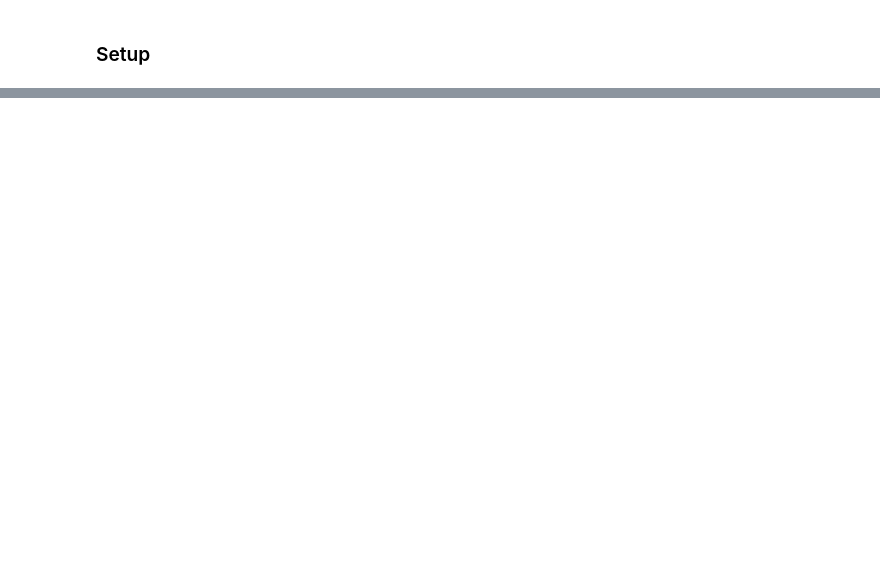
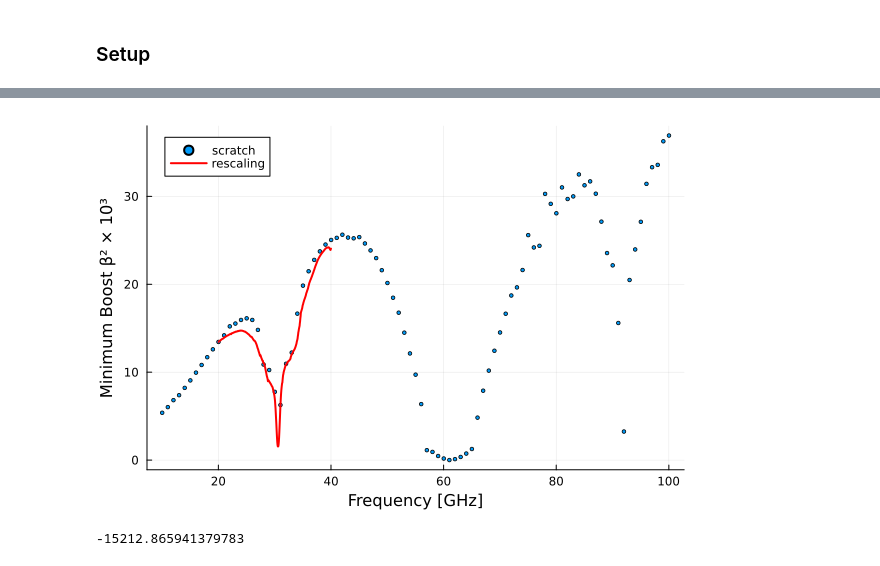
Before and after one commit to bergermann/Dragoon.jl, a Jupyter notebook: examples/Dragoon, 20 discs.ipynb, the cells around one changed output, grey strips where cells are left out. Saved outputs shown, nothing was run; the diff lists cells and outputs as text; code cells hidden in the pictures; blank space fills up the shorter version.

```diff
--- a/examples/Dragoon, 20 discs.ipynb
+++ b/examples/Dragoon, 20 discs.ipynb
@@ -126 +91,12 @@ p
+# %%
+p3 = plot(collect(10:1:100).+0.025,-O0/1e3,label="scratch",seriestype=:scatter,
+    xlabel="Frequency [GHz]",ylabel="Minimum Boost β² × 10³",markersize=2)
+
+plot!(p3,f0/1e9,-O/1e3; label="rescaling",c=:red,lw=2)
+# %% [output]
+[figure, added]
+# %%
+O0[13]
+# %% [output]
+-15212.865941379783
 # %%
```
Also changed, not shown: parts of 12 cells of this notebook, 4 other files.
